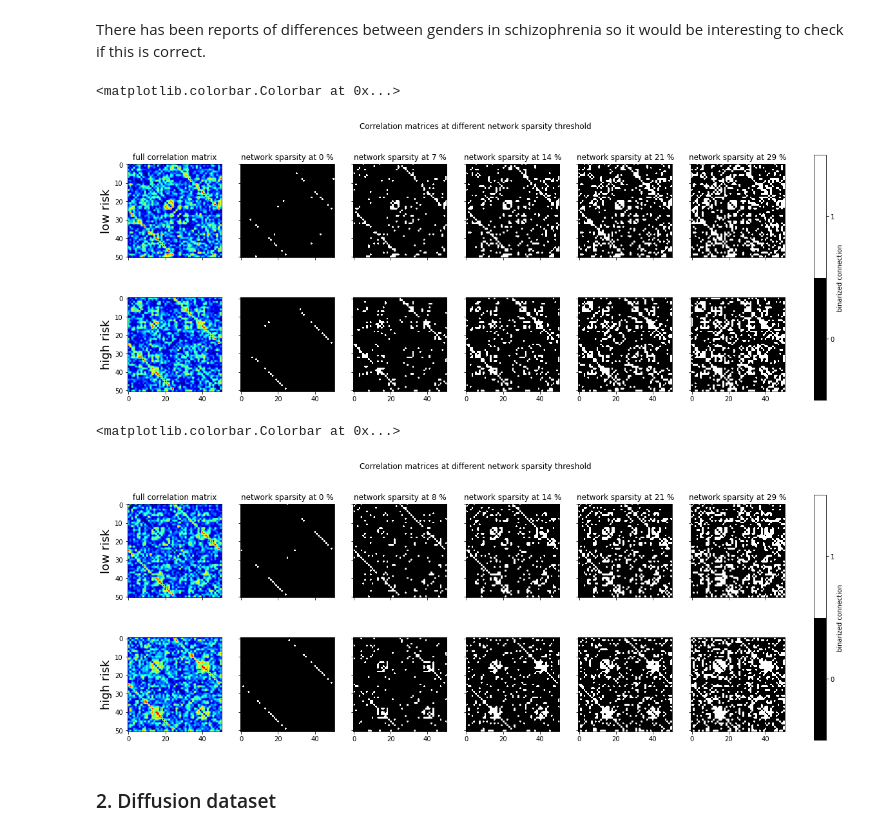
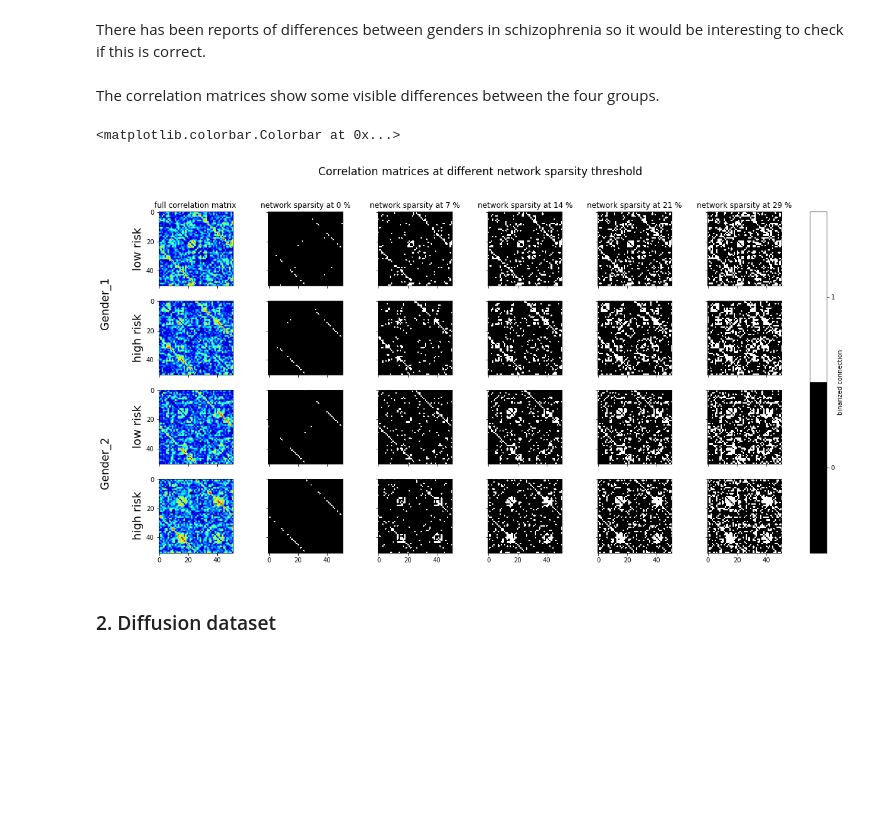
Before and after one commit to lehai-ml/schizophrenia_PRS, a Jupyter notebook: notebooks_results/ePrime/3_ePrime_graph_analysis.ipynb, the cells around one changed output. Drawn from its saved outputs; the diff is of its cells as text; code cells hidden in the pictures; blank space fills up the shorter version.

Commit message:
graph metrics on male female

```diff
--- a/notebooks_results/ePrime/3_ePrime_graph_analysis.ipynb
+++ b/notebooks_results/ePrime/3_ePrime_graph_analysis.ipynb
@@ -257,7 +261,6 @@ X_gender_1=np.load('./preprocessed_data/high_low_risk_vol_dataset_gender_1.npy')
 X_gender_2=np.load('./preprocessed_data/high_low_risk_vol_dataset_gender_2.npy')
 # %%
 # calculating pearson correlation matrix of volumetric data
-
 def corr_matrix(X,y):
     # calculating pearson correlation matrix of volumetric data
     corrmatrix_low_risk=abs(np.corrcoef(X[y==0,:],rowvar=False))
@@ -266,62 +269,64 @@ def corr_matrix(X,y):
     np.fill_diagonal(corrmatrix_high_risk,0)
     return corrmatrix_low_risk, corrmatrix_high_risk
 
-corrmatrix_low_risk,corrmatrix_high_risk=corr_matrix(X_gender_2,y_gender_2)
+corrmatrix_low_risk_1,corrmatrix_high_risk_1=corr_matrix(X_gender_1,y_gender_1)
+corrmatrix_low_risk_2,corrmatrix_high_risk_2=corr_matrix(X_gender_2,y_gender_2)
 # %%
-rearranged_corrmatrix_low_risk=np.asarray([[corrmatrix_low_risk[i][j] for j in rearrange_by_side_indices] for i in rearrange_by_side_indices])
+rearranged_corrmatrix_low_risk_1=np.asarray([[corrmatrix_low_risk_1[i][j] for j in rearrange_by_side_indices] for i in rearrange_by_side_indices])
 
-rearranged_corrmatrix_high_risk=np.asarray([[corrmatrix_high_risk[i][j] for j in rearrange_by_side_indices] for i in rearrange_by_side_indices])
+rearranged_corrmatrix_high_risk_1=np.asarray([[corrmatrix_high_risk_1[i][j] for j in rearrange_by_side_indices] for i in rearrange_by_side_indices])
+
+rearranged_corrmatrix_low_risk_2=np.asarray([[corrmatrix_low_risk_2[i][j] for j in rearrange_by_side_indices] for i in rearrange_by_side_indices])
+
+rearranged_corrmatrix_high_risk_2=np.asarray([[corrmatrix_high_risk_2[i][j] for j in rearrange_by_side_indices] for i in rearrange_by_side_indices])
+# %% [markdown]
+The correlation matrices show some visible differences between the four groups.
 # %%
-f,axes=plt.subplots(2,6,sharex=True,sharey=True,figsize=(20,7))
+f,axes=plt.subplots(4,6,sharex=True,sharey=True,figsize=(20,10))
 network_sparsity_threshold=[int(i) for i in (np.linspace(1,30,5))]
 for idx,ax in enumerate(axes[0]):
     if idx==0:
-        im=ax.imshow(rearranged_corrmatrix_low_risk,cmap='jet')
+        im=ax.imshow(rearranged_corrmatrix_low_risk_1,cmap='jet')
         ax.set_title('full correlation matrix')
         ax.set_ylabel('low risk',fontsize=18)
     else:
-        binarized_matrix=graph_analysis.binarize_matrix_based_on_sparsity_threshold(rearranged_corrmatrix_low_risk,network_sparsity_threshold[idx-1]/100,bins=100)
+        binarized_matrix=graph_analysis.binarize_matrix_based_on_sparsity_threshold(rearranged_corrmatrix_low_risk_1,network_sparsity_threshold[idx-1]/100,bins=100)
         im=ax.imshow(binarized_matrix,cmap=plt.cm.get_cmap('cubehelix', 2))
         ax.set_title('network sparsity at %d %%'%(len(np.where(data_preprocessing.lower_triangle(binarized_matrix)==1)[0])*100/(52*51/2)))
         im.set_clim(-0.5,1.5)
+
 for idx,ax in enumerate(axes[1]):
     if idx==0:
-        im=ax.imshow(rearranged_corrmatrix_high_risk,cmap='jet')
+        im=ax.imshow(rearranged_corrmatrix_high_risk_1,cmap='jet')
         ax.set_ylabel('high risk',fontsize=18)
     else:
-        binarized_matrix=graph_analysis.binarize_matrix_based_on_sparsity_threshold(rearranged_corrmatrix_high_risk,network_sparsity_threshold[idx-1]/100,bins=100)
+        binarized_matrix=graph_analysis.binarize_matrix_based_on_sparsity_threshold(rearranged_corrmatrix_high_risk_1,network_sparsity_threshold[idx-1]/100,bins=100)
         im=ax.imshow(binarized_matrix,cmap=plt.cm.get_cmap('cubehelix', 2))
         im.set_clim(-0.5,1.5)
 
-f.suptitle('Correlation matrices at different network sparsity threshold')
+for idx,ax in enumerate(axes[2]):
+    if idx==0:
+        im=ax.imshow(rearranged_corrmatrix_low_risk_2,cmap='jet')
+        # ax.set_title('full correlation matrix')
+        ax.set_ylabel('low risk',fontsize=18)
+    else:
+        binarized_matrix=graph_analysis.binarize_matrix_based_on_sparsity_threshold(rearranged_corrmatrix_low_risk_2,network_sparsity_threshold[idx-1]/100,bins=100)
+        im=ax.imshow(binarized_matrix,cmap=plt.cm.get_cmap('cubehelix', 2))
+        #ax.set_title('network sparsity at %d %%'%(len(np.where(data_preprocessing.lower_triangle(binarized_matrix)==1)[0])*100/(52*51/2)))
+        im.set_clim(-0.5,1.5)
+for idx,ax in enumerate(axes[3]):
+    if idx==0:
+        im=ax.imshow(rearranged_corrmatrix_high_risk_2,cmap='jet')
+        ax.set_ylabel('high risk',fontsize=18)
+    else:
+        binarized_matrix=graph_analysis.binarize_matrix_based_on_sparsity_threshold(rearranged_corrmatrix_high_risk_2,network_sparsity_threshold[idx-1]/100,bins=100)
+        im=ax.imshow(binarized_matrix,cmap=plt.cm.get_cmap('cubehelix', 2))
+        im.set_clim(-0.5,1.5)
+
+
+f.suptitle('Correlation matrices at different network sparsity threshold', size='xx-large')
+f.text(0.08, 0.5, 'Gender_2                               Gender_1', va='center', rotation='vertical',size='xx-large')
 f.colorbar(im,ax=np.concatenate(axes),ticks=range(2),label='binarized connection',fraction=0.046, pad=0.04)
 # %% [output]
 <matplotlib.colorbar.Colorbar at 0x...>
-[figure, old version]
+[figure, new version]
-# %%
-f,axes=plt.subplots(2,6,sharex=True,sharey=True,figsize=(20,7))
-network_sparsity_threshold=[int(i) for i in (np.linspace(1,30,5))]
-for idx,ax in enumerate(axes[0]):
-    if idx==0:
-        im=ax.imshow(rearranged_corrmatrix_low_risk,cmap='jet')
-        ax.set_title('full correlation matrix')
-        ax.set_ylabel('low risk',fontsize=18)
-    else:
-        binarized_matrix=graph_analysis.binarize_matrix_based_on_sparsity_threshold(rearranged_corrmatrix_low_risk,network_sparsity_threshold[idx-1]/100,bins=100)
-        im=ax.imshow(binarized_matrix,cmap=plt.cm.get_cmap('cubehelix', 2))
-        ax.set_title('network sparsity at %d %%'%(len(np.where(data_preprocessing.lower_triangle(binarized_matrix)==1)[0])*100/(52*51/2)))
-        im.set_clim(-0.5,1.5)
-for idx,ax in enumerate(axes[1]):
-    if idx==0:
-        im=ax.imshow(rearranged_corrmatrix_high_risk,cmap='jet')
-        ax.set_ylabel('high risk',fontsize=18)
-    else:
-        binarized_matrix=graph_analysis.binarize_matrix_based_on_sparsity_threshold(rearranged_corrmatrix_high_risk,network_sparsity_threshold[idx-1]/100,bins=100)
-        im=ax.imshow(binarized_matrix,cmap=plt.cm.get_cmap('cubehelix', 2))
-        im.set_clim(-0.5,1.5)
-
-f.suptitle('Correlation matrices at different network sparsity threshold')
-f.colorbar(im,ax=np.concatenate(axes),ticks=range(2),label='binarized connection',fraction=0.046, pad=0.04)
-# %% [output]
-<matplotlib.colorbar.Colorbar at 0x...>
-[figure, removed]
```
Also changed, not shown: parts of 8 cells of this notebook, 6 other files.
